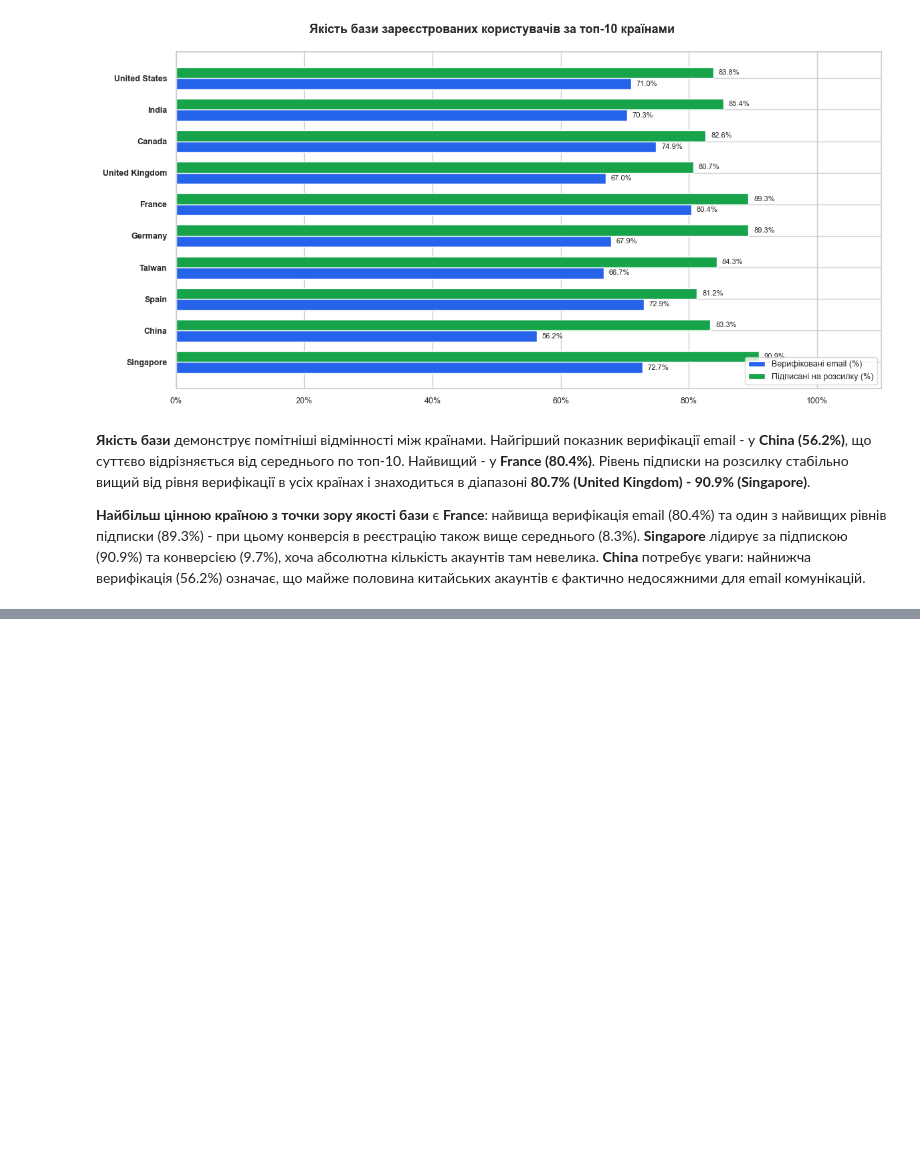
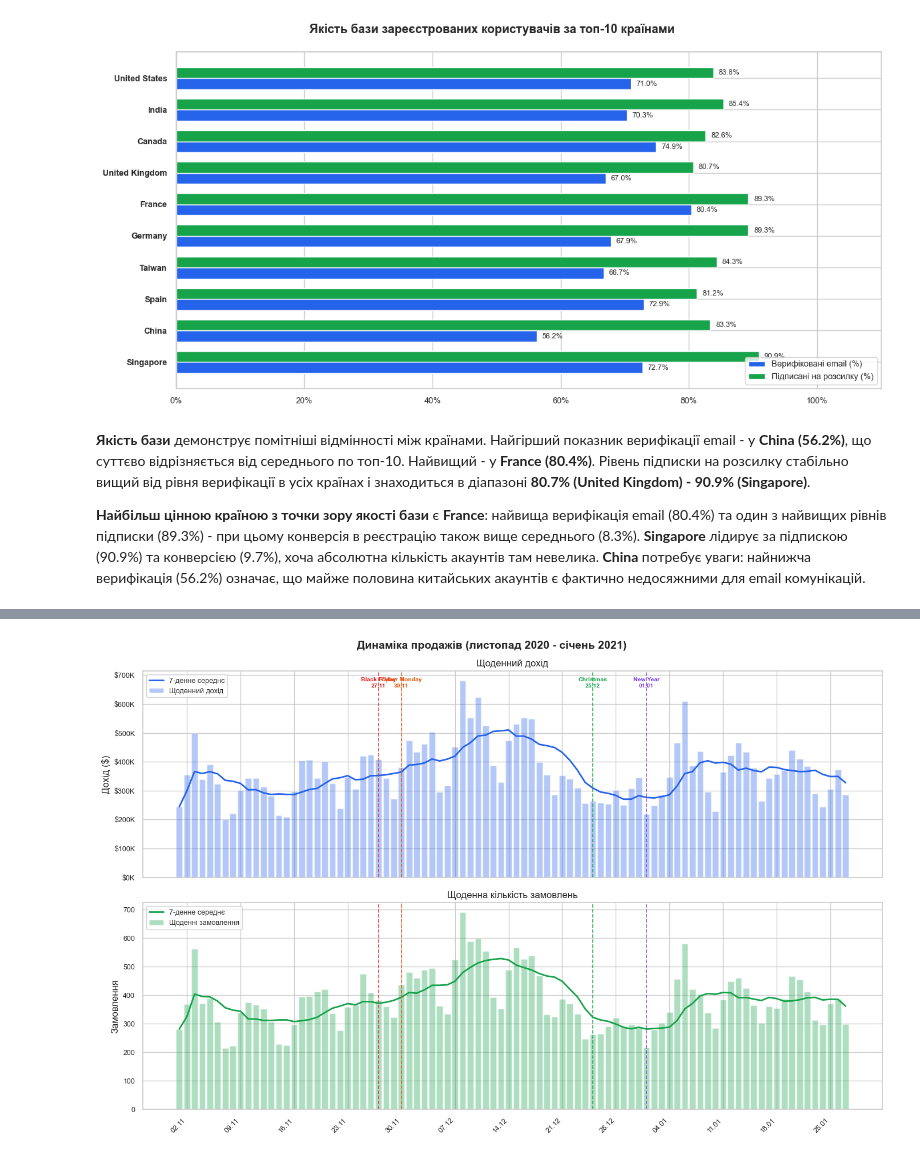
Before and after one commit to VladNkov/online_store_sales_analysis, a Jupyter notebook: online_store_sales_analysis.ipynb, the cells around one changed output, grey strips where cells are left out. Saved outputs shown, nothing was run; the diff lists cells and outputs as text; code cells hidden in the pictures; blank space fills up the shorter version.

Commit message:
Add sales dinamics analysis

```diff
--- a/online_store_sales_analysis.ipynb
+++ b/online_store_sales_analysis.ipynb
@@ -1097,0 +1129,52 @@ plt.show()
+# %%
+import matplotlib.dates as mdates
+
+sns.set_theme(style='whitegrid', palette='muted')
+plt.rcParams.update({'figure.dpi': 100, 'font.size': 11})
+
+events = {
+    'Black Friday\n27.11': pd.Timestamp('2020-11-27'),
+    'Cyber Monday\n30.11': pd.Timestamp('2020-11-30'),
+    'Christmas\n25.12':    pd.Timestamp('2020-12-25'),
+    'New Year\n01.01':     pd.Timestamp('2021-01-01'),
+}
+event_colors = ['#DC2626', '#EA580C', '#16A34A', '#7C3AED']
+
+fig, axes = plt.subplots(2, 1, figsize=(14, 9), sharex=True)
+fig.suptitle('Динаміка продажів (листопад 2020 - січень 2021)', fontsize=14, fontweight='bold')
+
+# revenue subplot
+ax1 = axes[0]
+ax1.bar(daily['date'], daily['revenue'], color=ACCENT, alpha=0.35, width=0.8, label='Щоденний дохід')
+ax1.plot(daily['date'], daily['revenue_7d'], color=ACCENT, linewidth=2, label='7-денне середнє')
+ax1.yaxis.set_major_formatter(mticker.FuncFormatter(lambda x, _: f'${x/1e3:.0f}K'))
+ax1.set_ylabel('Дохід ($)')
+ax1.set_title('Щоденний дохід')
+ax1.tick_params(axis='y', labelsize=9)
+ax1.legend(fontsize=9, loc='upper left')
+
+for (label, dt), color in zip(events.items(), event_colors):
+    ax1.axvline(dt, color=color, linestyle='--', linewidth=1.2, alpha=0.85)
+    ymax = ax1.get_ylim()[1]
+    ax1.text(dt, ymax * 0.97, label, color=color, fontsize=7.5, ha='center', va='top', fontweight='bold')
+
+# order subplot
+ax2 = axes[1]
+ax2.bar(daily['date'], daily['orders'], color=GREEN, alpha=0.35, width=0.8, label='Щоденні замовлення')
+ax2.plot(daily['date'], daily['orders_7d'], color=GREEN, linewidth=2, label='7-денне середнє')
+ax2.set_ylabel('Замовлення')
+ax2.set_title('Щоденна кількість замовлень')
+ax2.tick_params(axis='both', labelsize=9)
+ax2.legend(fontsize=9, loc='upper left')
+ax2.xaxis.set_major_formatter(mdates.DateFormatter('%d.%m'))
+ax2.xaxis.set_major_locator(mdates.WeekdayLocator(byweekday=mdates.MO))
+fig.autofmt_xdate(rotation=45)
+
+for (label, dt), color in zip(events.items(), event_colors):
+    ax2.axvline(dt, color=color, linestyle='--', linewidth=1.2, alpha=0.85)
+
+plt.tight_layout()
+plt.savefig('images/sales_dynamics.png', bbox_inches='tight')
+plt.show()
+# %% [output]
+[figure, added]
```
Also changed, not shown: parts of 3 cells of this notebook, 1 other file.
